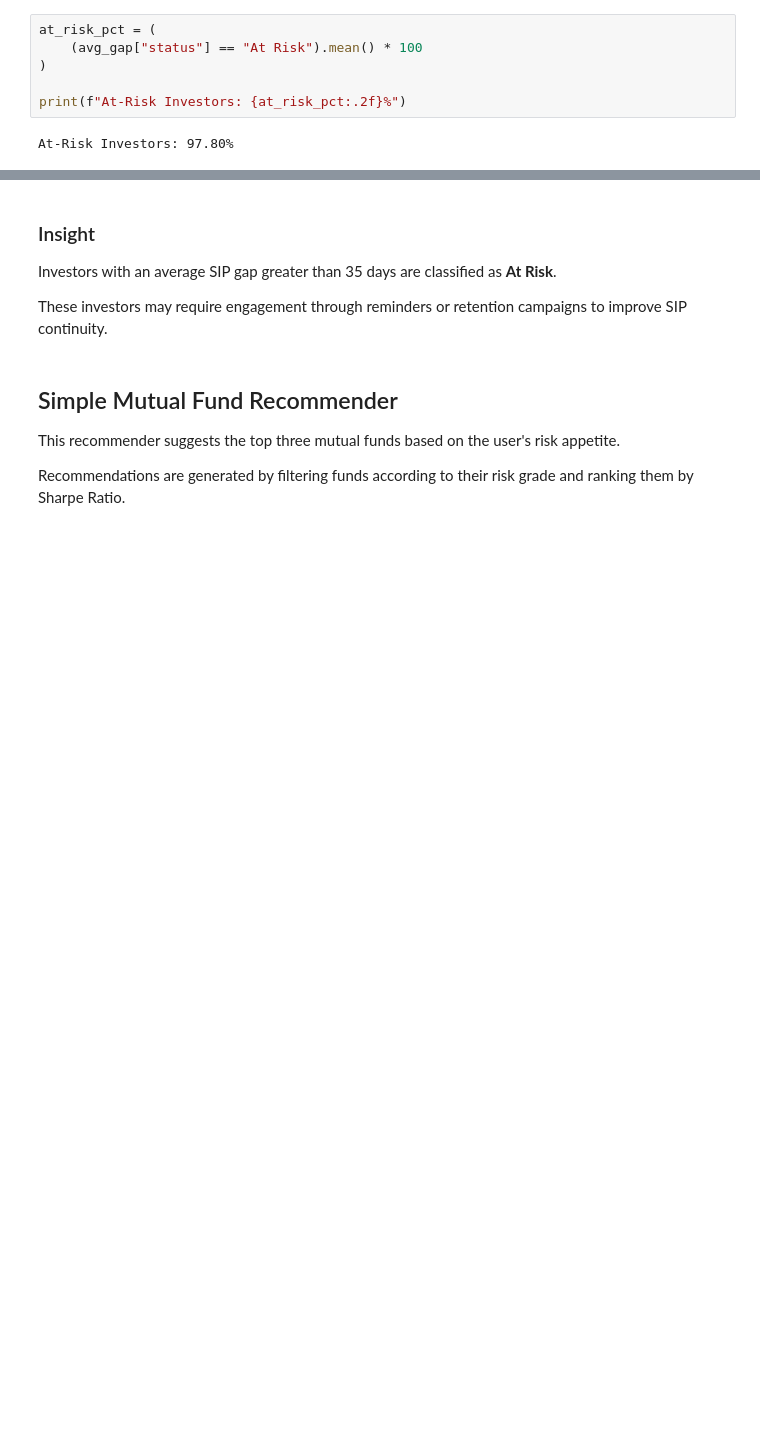
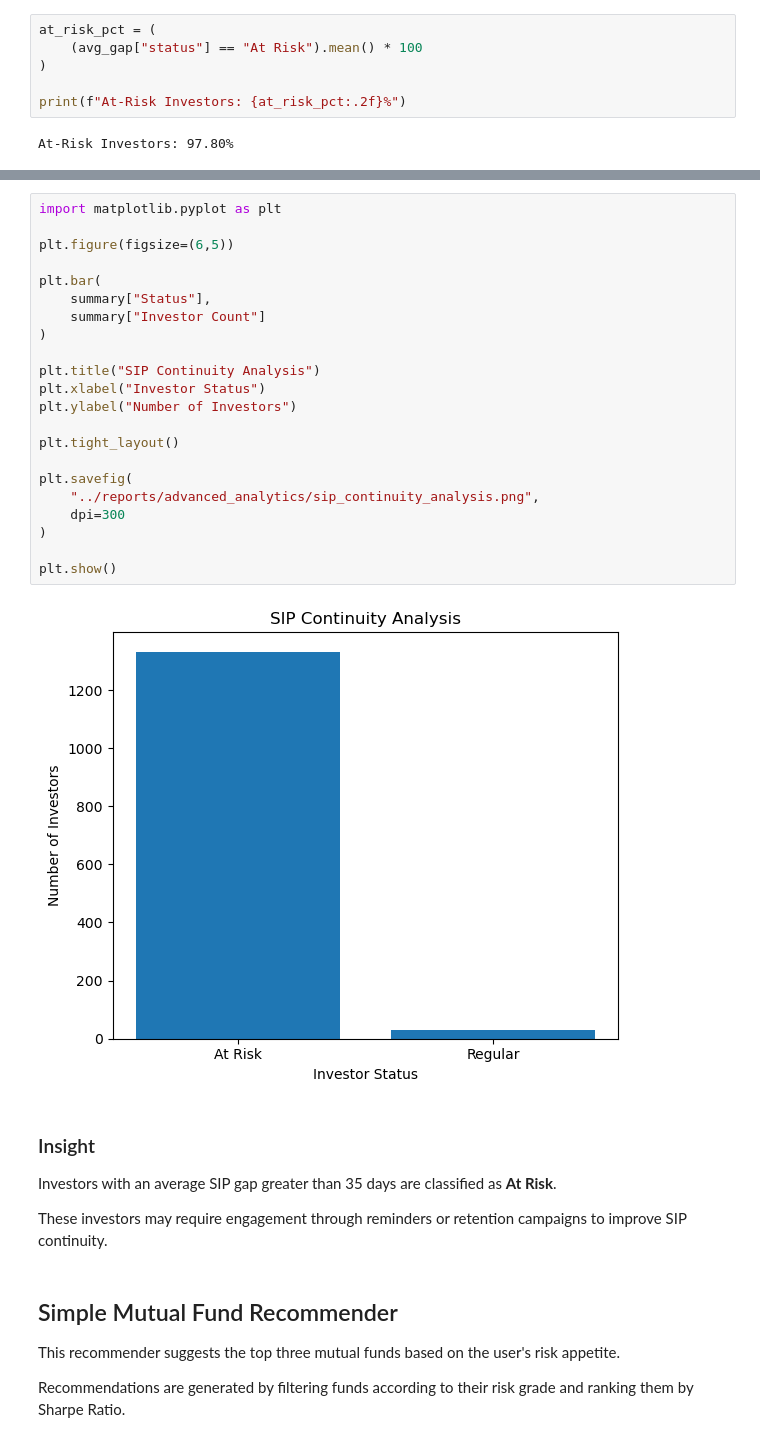
Before and after one commit to Abhilasha-git/bluestock_mf_capstone, a Jupyter notebook: notebooks/Advamced_Analytics.ipynb, the cells around one changed output, grey strips where cells are left out. Saved outputs shown, nothing was run; the diff lists cells and outputs as text; blank space fills up the shorter version.

```diff
--- a/notebooks/Advamced_Analytics.ipynb
+++ b/notebooks/Advamced_Analytics.ipynb
@@ -541,3 +607,27 @@ At-Risk Investors: 97.80%
+# %%
+import matplotlib.pyplot as plt
+
+plt.figure(figsize=(6,5))
+
+plt.bar(
+    summary["Status"],
+    summary["Investor Count"]
+)
+
+plt.title("SIP Continuity Analysis")
+plt.xlabel("Investor Status")
+plt.ylabel("Number of Investors")
+
+plt.tight_layout()
+
+plt.savefig(
+    "../reports/advanced_analytics/sip_continuity_analysis.png",
+    dpi=300
+)
+
+plt.show()
+# %% [output]
+[figure, added]
 # %% [markdown]
 ### Insight
 
```
Also changed, not shown: parts of 12 cells of this notebook, 15 other files.
